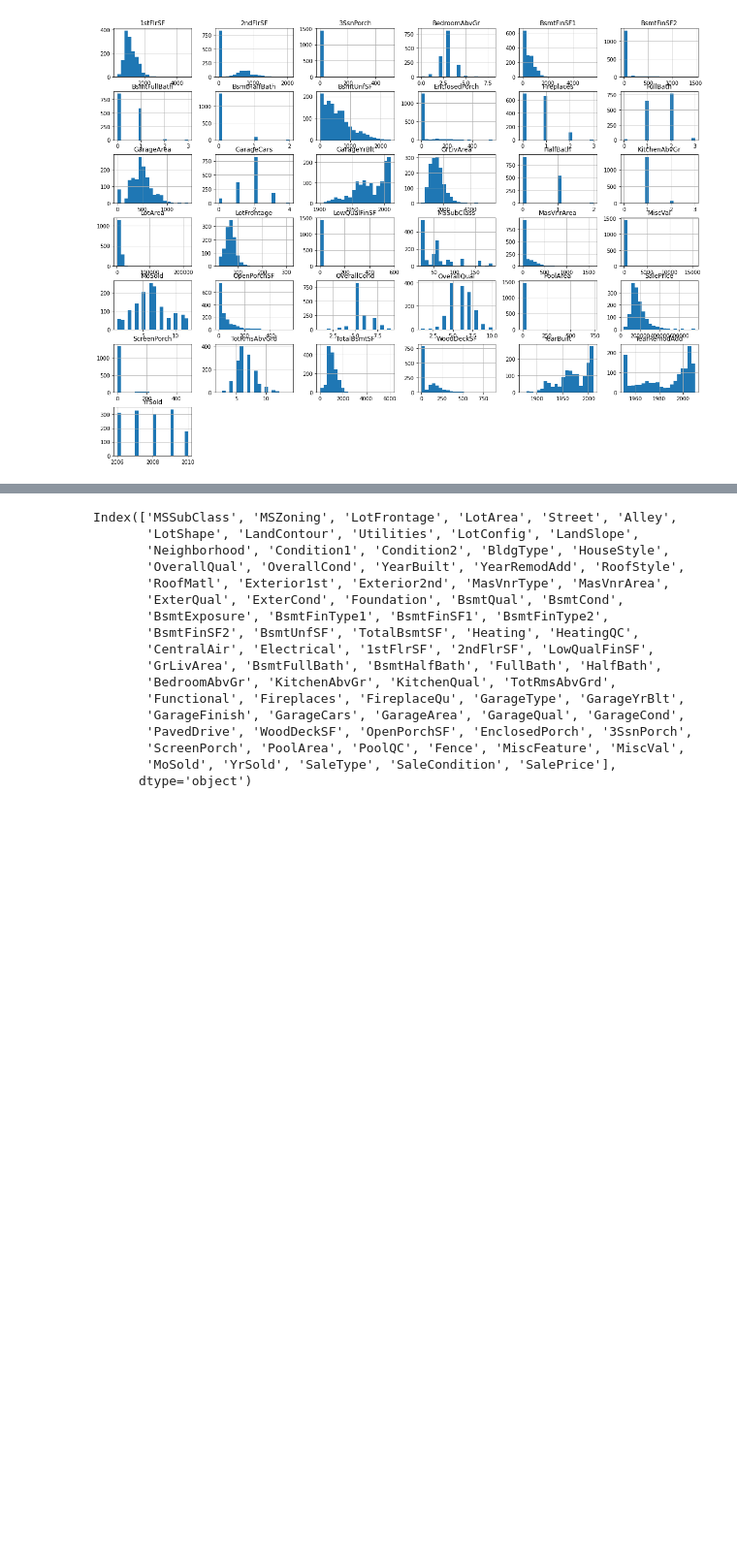
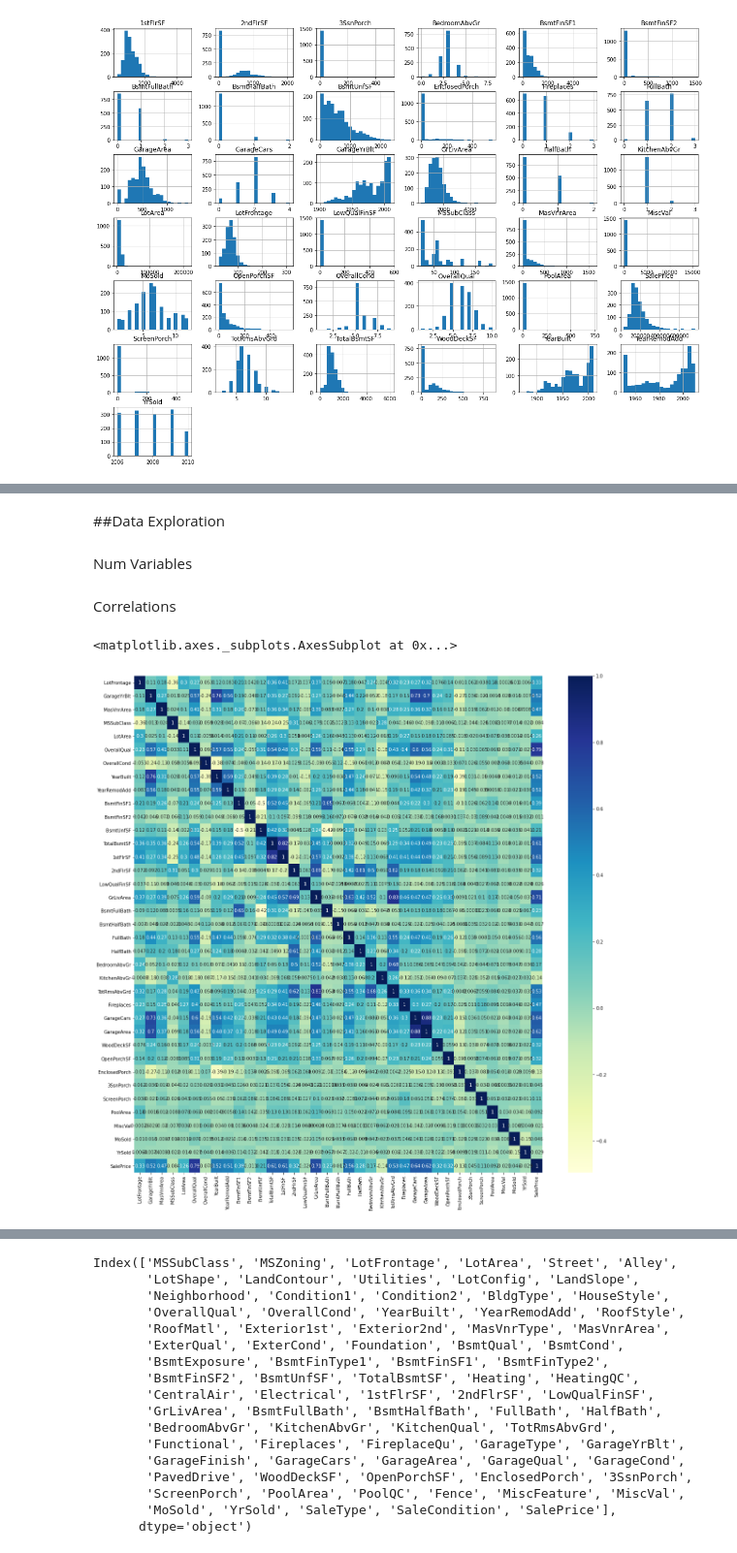
Before and after one commit to tharindatj/Kaggle_competitions, a Jupyter notebook: kaggle_house_prices.ipynb, the cells around one changed output, grey strips where cells are left out. Shown at 97% size. Saved outputs shown, nothing was run; the diff lists cells and outputs as text; code cells hidden in the pictures; blank space fills up the shorter version.

```diff
--- a/kaggle_house_prices.ipynb
+++ b/kaggle_house_prices.ipynb
@@ -83,0 +129,21 @@ NewFeature Addition and Testing
+# %%
+#fill in empty data to facilitate data evaluation
+from sklearn.impute import SimpleImputer
+from sklearn.pipeline import Pipeline, FeatureUnion
+from sklearn.compose import ColumnTransformer
+
+df_fillempty = ColumnTransformer([('median', SimpleImputer(strategy='median'), median),
+                                        ('constant', SimpleImputer(strategy='constant', fill_value=1900), constant),
+                                        ('frequent', SimpleImputer(strategy='most_frequent'), frequent_num),
+                                        ('na', SimpleImputer(strategy='constant', fill_value='na'),na_cat),
+                                        ('cat_frequent', SimpleImputer(strategy='most_frequent'), frequent_cat)],
+                                       remainder='passthrough')
+# %%
+df_fill = df_fillempty.fit_transform(df)
+# %%
+fill_columns = ['LotFrontage','GarageYrBlt','MasVnrArea','Alley', 'BsmtQual','BsmtCond','BsmtExposure','BsmtFinType1','BsmtFinType2','FireplaceQu',
+                'GarageType','GarageFinish','GarageQual','GarageCond','PoolQC','Fence','MiscFeature','MasVnrType','Electrical']
+column_list = list(df.columns)
+passthrough_columns = [i for i in column_list if i not in fill_columns]
+df_fill_columns = fill_columns + passthrough_columns
+len(df_fill_columns)
@@ -83,0 +152,5 @@ NewFeature Addition and Testing
+# %%
+df_fill = pd.DataFrame(df_fill, columns=df_fill_columns)
+df_fill.index = df.index
+df_fill = df_fill.apply(pd.to_numeric, errors='ignore')
+df_fill.info()
@@ -83,0 +175,14 @@ NewFeature Addition and Testing
+# %% [markdown]
+##Data Exploration
+# %% [markdown]
+Num Variables
+# %% [markdown]
+Correlations
+# %%
+import seaborn as sns
+plt.figure(figsize=(20,20))
+corr_matrix=df_fill.corr()
+sns.heatmap(corr_matrix, cmap='YlGnBu' , annot=True)
+# %% [output]
+<matplotlib.axes._subplots.AxesSubplot at 0x...>
+[figure, added]
```
Also changed, not shown: parts of 94 cells of this notebook.
